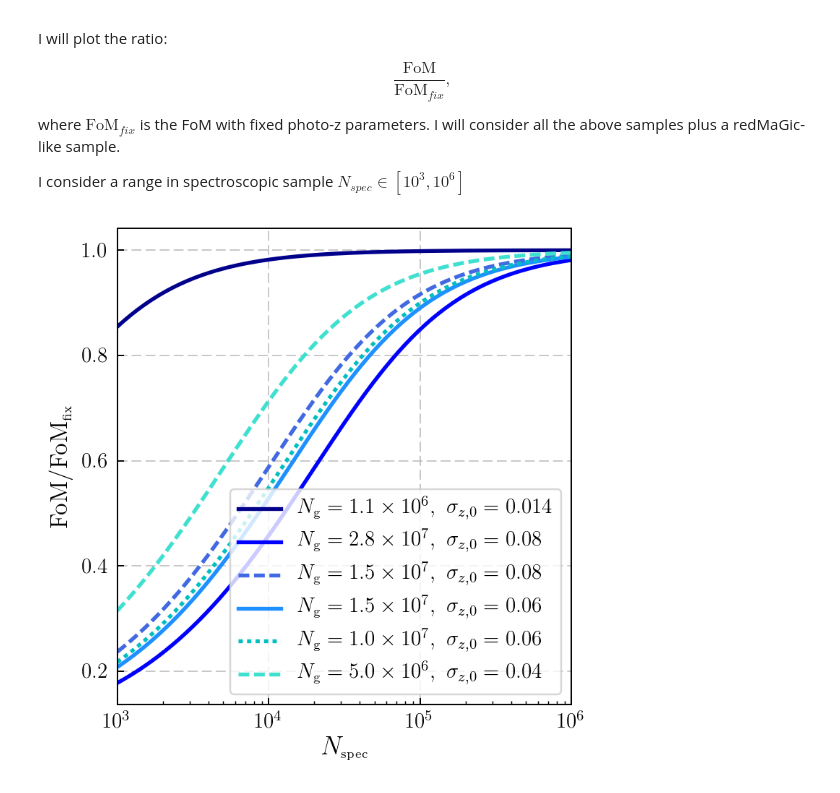
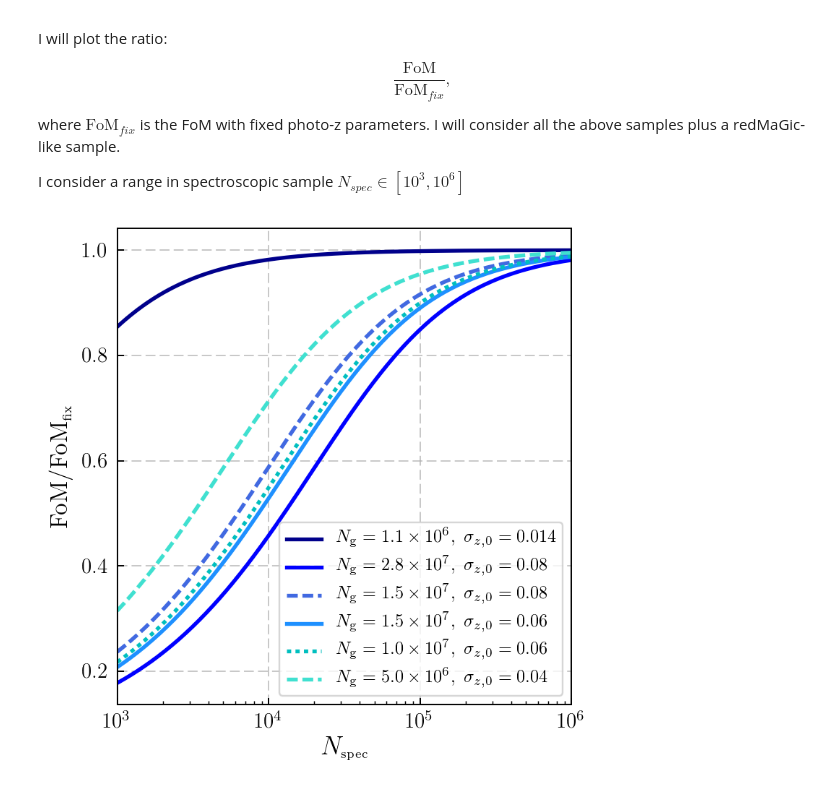
Before and after one commit to dtanoglidis/Photo_z_samples, a Jupyter notebook: Single Redshift Bin.ipynb, the cells around one changed output. Saved outputs shown, nothing was run; the diff lists cells and outputs as text; code cells hidden in the pictures.

```diff
--- a/Single Redshift Bin.ipynb
+++ b/Single Redshift Bin.ipynb
@@ -1288,36 +1288,36 @@ FoM_4_fix = np.sqrt(np.linalg.det(Fish_fix_4_marg))
 # ======================================================================
 # ======================================================================
 
-FoM_rm = FoM_rm/FoM_rm_fix
-FoM_fl = FoM_fl/FoM_fl_fix
-FoM_1 = FoM_1/FoM_1_fix
-FoM_2 = FoM_2/FoM_2_fix
-FoM_3 = FoM_3/FoM_3_fix
-FoM_4 = FoM_4/FoM_4_fix
+FoM_rm_nor = FoM_rm/FoM_rm_fix
+FoM_fl_nor = FoM_fl/FoM_fl_fix
+FoM_1_nor = FoM_1/FoM_1_fix
+FoM_2_nor = FoM_2/FoM_2_fix
+FoM_3_nor = FoM_3/FoM_3_fix
+FoM_4_nor = FoM_4/FoM_4_fix
 # %%
 fig = plt.figure(figsize = (4.5,4.5))
 
-plt.plot(N_spec, FoM_rm, c='darkblue', linewidth=2.2, label=r'$N_{\mbox{\scriptsize{g}}}=1.1 \times 10^6, \,\, \sigma_{z,0} = 0.014$' )
-plt.plot(N_spec, FoM_fl, c='blue', linewidth=2.2, label=r'$N_{\mbox{\scriptsize{g}}}=2.8 \times 10^7, \,\, \sigma_{z,0} = 0.08$')
-plt.plot(N_spec, FoM_1, c='royalblue',  linewidth=2.2, ls='--', label=r'$N_{\mbox{\scriptsize{g}}}=1.5 \times 10^7, \,\, \sigma_{z,0} = 0.08$')
-plt.plot(N_spec, FoM_2, c='dodgerblue', linewidth=2.2, label=r'$N_{\mbox{\scriptsize{g}}}=1.5 \times 10^7, \,\, \sigma_{z,0} = 0.06$')
-plt.plot(N_spec, FoM_3, c='c', linewidth=2.2, ls=':', label=r'$N_{\mbox{\scriptsize{g}}}= 1.0 \times 10^7, \,\, \sigma_{z,0} = 0.06$')
-plt.plot(N_spec, FoM_4, c='turquoise', linewidth=2.2, ls='--', label=r'$N_{\mbox{\scriptsize{g}}}=5.0 \times 10^6, \,\, \sigma_{z,0} = 0.04$')
+plt.plot(N_spec, FoM_rm_nor, c='darkblue', linewidth=2.2, label=r'$N_{\mbox{\scriptsize{g}}}=1.1 \times 10^6, \,\, \sigma_{z,0} = 0.014$' )
+plt.plot(N_spec, FoM_fl_nor, c='blue', linewidth=2.2, label=r'$N_{\mbox{\scriptsize{g}}}=2.8 \times 10^7, \,\, \sigma_{z,0} = 0.08$')
+plt.plot(N_spec, FoM_1_nor, c='royalblue',  linewidth=2.2, ls='--', label=r'$N_{\mbox{\scriptsize{g}}}=1.5 \times 10^7, \,\, \sigma_{z,0} = 0.08$')
+plt.plot(N_spec, FoM_2_nor, c='dodgerblue', linewidth=2.2, label=r'$N_{\mbox{\scriptsize{g}}}=1.5 \times 10^7, \,\, \sigma_{z,0} = 0.06$')
+plt.plot(N_spec, FoM_3_nor, c='c', linewidth=2.2, ls=':', label=r'$N_{\mbox{\scriptsize{g}}}= 1.0 \times 10^7, \,\, \sigma_{z,0} = 0.06$')
+plt.plot(N_spec, FoM_4_nor, c='turquoise', linewidth=2.2, ls='--', label=r'$N_{\mbox{\scriptsize{g}}}=5.0 \times 10^6, \,\, \sigma_{z,0} = 0.04$')
 
 plt.hlines(1.0,1,1e-3, color='brown', linestyle='--', linewidth= 2.2)
 
 plt.ylabel('FoM/FoM$_{\scriptsize{\mbox{fix}}}$',fontsize=14)
 plt.xlabel('$N_{\mbox{\scriptsize{spec}}}$',fontsize=15)
 plt.tick_params(axis='both', labelsize=12)
 
 plt.grid(ls='--', alpha=0.7)
 
 plt.xscale('log');plt.xlim(1e3,1e6)
-plt.legend(frameon=True, loc='lower right', fontsize=12)
+plt.legend(frameon=True, loc='lower right', fontsize=10)
 
 
 plt.tight_layout()
 plt.savefig('FoMs_spec.pdf')
 plt.show()
 # %% [output]
-[figure, old version]
+[figure, new version]
```
Also changed, not shown: parts of 6 cells of this notebook.
